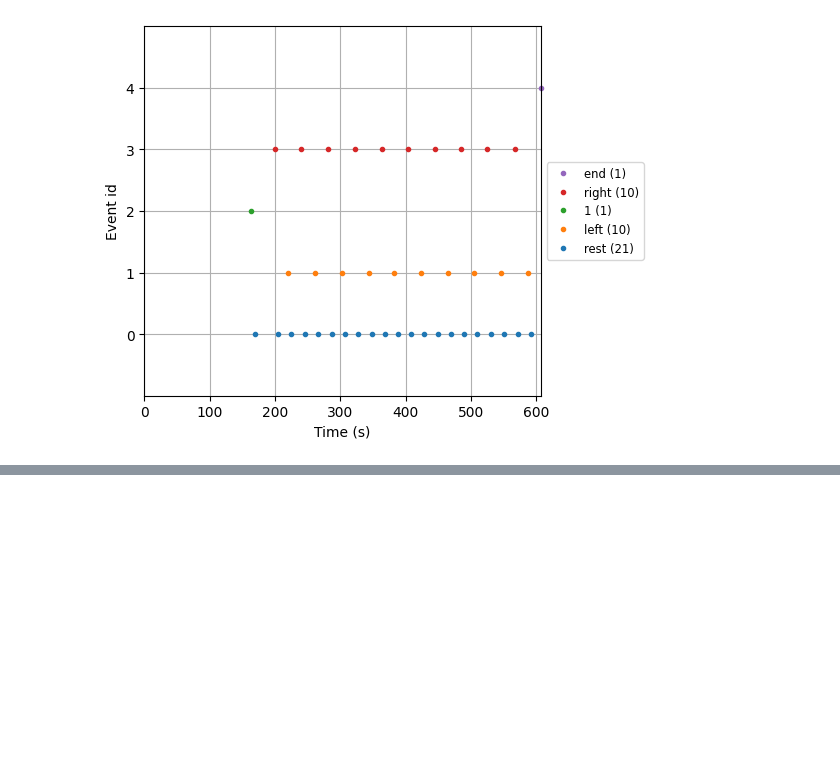
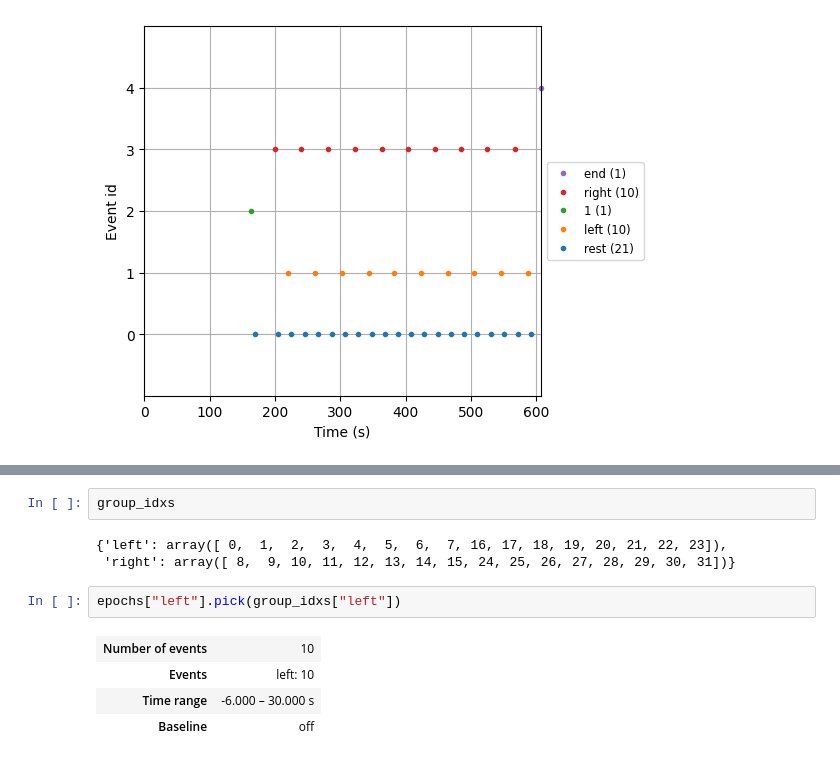
Before and after one commit to neural-imagery/signal-classifier, a Jupyter notebook: load.ipynb, the cells around one changed output, grey strips where cells are left out. Drawn from its saved outputs; the diff is of its cells as text; blank space fills up the shorter version.

```diff
--- a/load.ipynb
+++ b/load.ipynb
@@ -210,4 +232,16 @@ Using data from preloaded Raw for 43 events and 351 original time points ...
 2 bad epochs dropped
 [figure]
 [figure]
+# %%
+group_idxs
+# %% [output]
+{'left': array([ 0,  1,  2,  3,  4,  5,  6,  7, 16, 17, 18, 19, 20, 21, 22, 23]),
+ 'right': array([ 8,  9, 10, 11, 12, 13, 14, 15, 24, 25, 26, 27, 28, 29, 30, 31])}
+# %%
+epochs["left"].pick(group_idxs["left"])
+# %% [output]
+| Number of events | 10 |
+| Events | left: 10 |
+| Time range | -6.000 – 30.000 s |
+| Baseline | off |
 # %%
```
Also changed, not shown: parts of 7 cells of this notebook.
